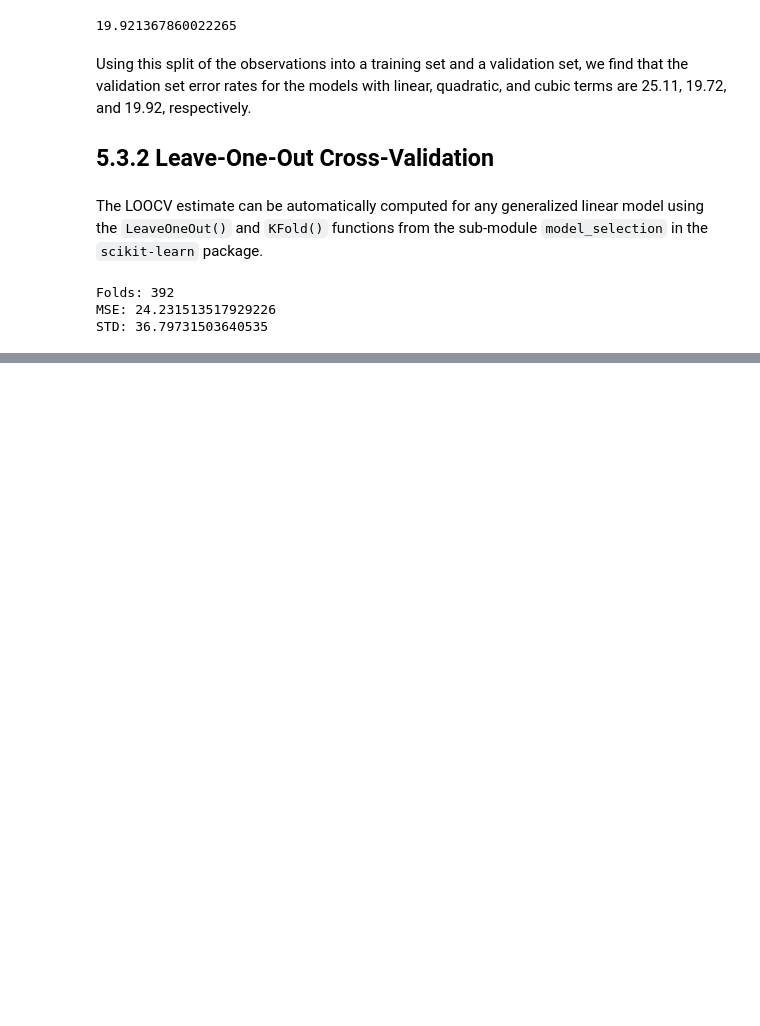
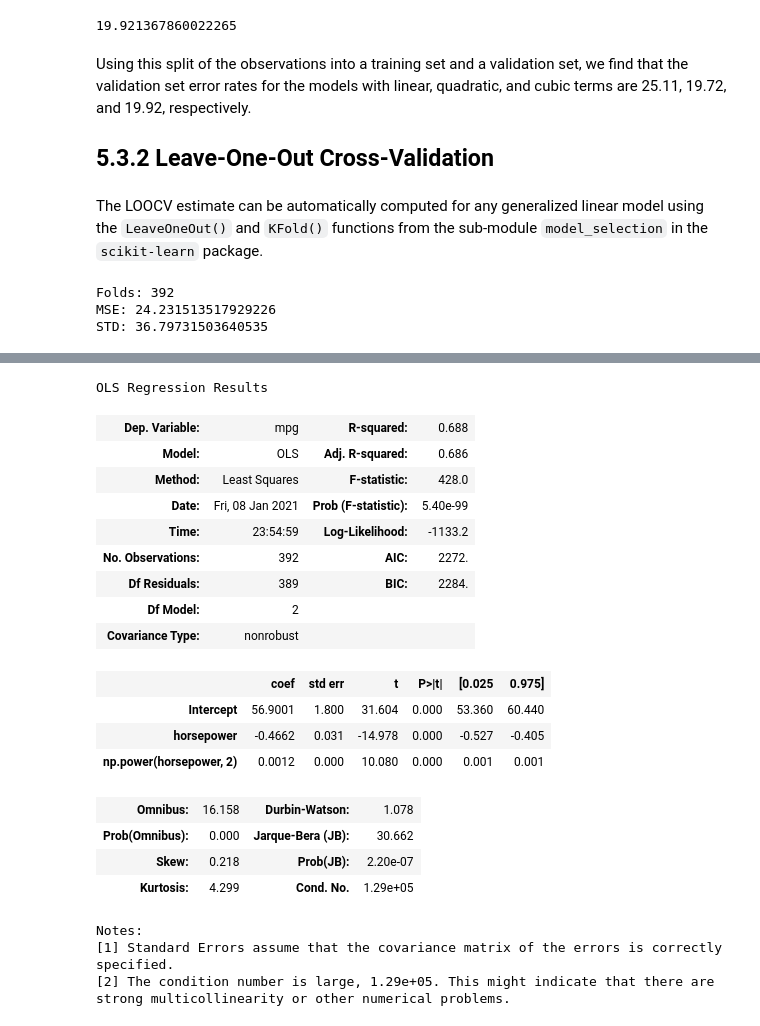
Before and after one commit to chenyulue/ISLP, a Jupyter notebook: Ch05/Ch05_Resampling_Methods_Lab.ipynb, the cells around one changed output, grey strips where cells are left out. Saved outputs shown, nothing was run; the diff lists cells and outputs as text; code cells hidden in the pictures; blank space fills up the shorter version.

```diff
--- a/Ch05/Ch05_Resampling_Methods_Lab.ipynb
+++ b/Ch05/Ch05_Resampling_Methods_Lab.ipynb
@@ -161,0 +383,27 @@ scores.mean()
+# %%
+lm_fit = smf.ols('mpg~horsepower+np.power(horsepower,2)',
+                data=auto).fit()
+lm_fit.summary()
+# %% [output]
+OLS Regression Results
+| Dep. Variable: | mpg | R-squared: | 0.688 |
+| Model: | OLS | Adj. R-squared: | 0.686 |
+| Method: | Least Squares | F-statistic: | 428.0 |
+| Date: | Fri, 08 Jan 2021 | Prob (F-statistic): | 5.40e-99 |
+| Time: | 23:54:59 | Log-Likelihood: | -1133.2 |
+| No. Observations: | 392 | AIC: | 2272. |
+| Df Residuals: | 389 | BIC: | 2284. |
+| Df Model: | 2 |  |  |
+| Covariance Type: | nonrobust |  |  |
+|  | coef | std err | t | P>|t| | [0.025 | 0.975] |
+| Intercept | 56.9001 | 1.800 | 31.604 | 0.000 | 53.360 | 60.440 |
+| horsepower | -0.4662 | 0.031 | -14.978 | 0.000 | -0.527 | -0.405 |
+| np.power(horsepower, 2) | 0.0012 | 0.000 | 10.080 | 0.000 | 0.001 | 0.001 |
+| Omnibus: | 16.158 | Durbin-Watson: | 1.078 |
+| Prob(Omnibus): | 0.000 | Jarque-Bera (JB): | 30.662 |
+| Skew: | 0.218 | Prob(JB): | 2.20e-07 |
+| Kurtosis: | 4.299 | Cond. No. | 1.29e+05 |
+Notes:
+[1] Standard Errors assume that the covariance matrix of the errors is correctly specified.
+[2] The condition number is large, 1.29e+05. This might indicate that there are
+strong multicollinearity or other numerical problems.
```
Also changed, not shown: parts of 30 cells of this notebook.
